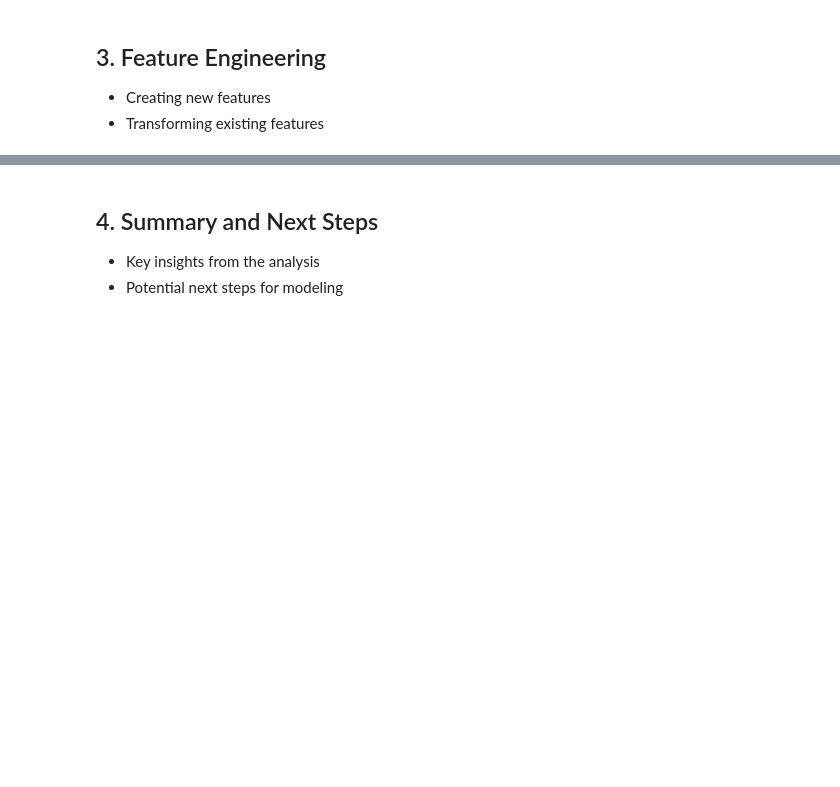
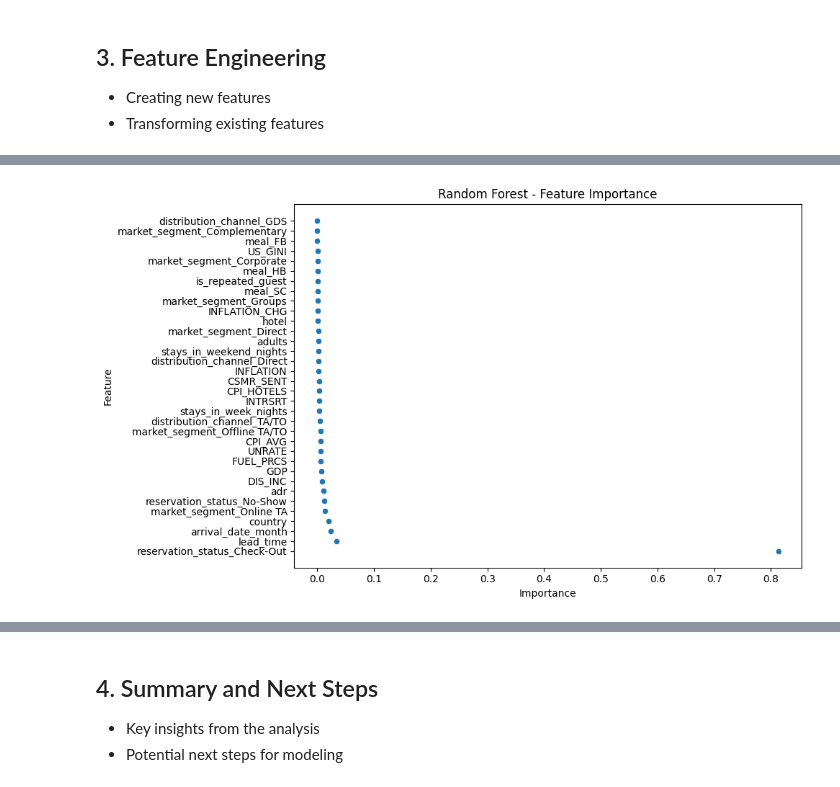
Before and after one commit to sarahfink123/demand_prediction, a Jupyter notebook: notebooks/Felizitas_Exploratory_Data_Analyis_.ipynb, the cells around one changed output, grey strips where cells are left out. Cells and saved outputs as stored; diff of their text form; code cells hidden in the pictures; blank space fills up the shorter version.

```diff
--- a/notebooks/Felizitas_Exploratory_Data_Analyis_.ipynb
+++ b/notebooks/Felizitas_Exploratory_Data_Analyis_.ipynb
@@ -656,0 +850,35 @@ Name: country, dtype: float64
+# %%
+from sklearn.ensemble import RandomForestClassifier
+import matplotlib.pyplot as plt
+import seaborn as sns
+
+# Remove rows with missing target, separate target from predictors
+numerical_cols = [cname for cname in df_encoded.columns if
+                df_encoded[cname].dtype in ['int64', 'float64']]
+
+X = df_encoded[numerical_cols].copy()
+
+X.dropna(axis=0, subset=['is_canceled'], inplace=True)
+y = X['is_canceled']
+X.drop(['is_canceled'], axis=1, inplace=True)
+
+# Create and train the Random Forest model
+rf_model = RandomForestClassifier(random_state=0)
+rf_model.fit(X, y)
+
+# Get feature importances from the model
+importances = rf_model.feature_importances_
+indices = importances.argsort()[::-1]
+feature_names = X.columns[indices]  # Use actual feature names from DataFrame
+
+# Plot the feature importances
+plt.figure(figsize=(10, 6))
+plt.title("Random Forest - Feature Importance")
+sns.scatterplot(x=importances[indices], y=range(X.shape[1]))
+plt.yticks(range(X.shape[1]), feature_names)  # Use feature names as y-axis labels
+plt.ylabel("Feature")
+plt.xlabel("Importance")
+plt.tight_layout()
+plt.show()
+# %% [output]
+[figure, added]
```
Also changed, not shown: parts of 7 cells of this notebook.
